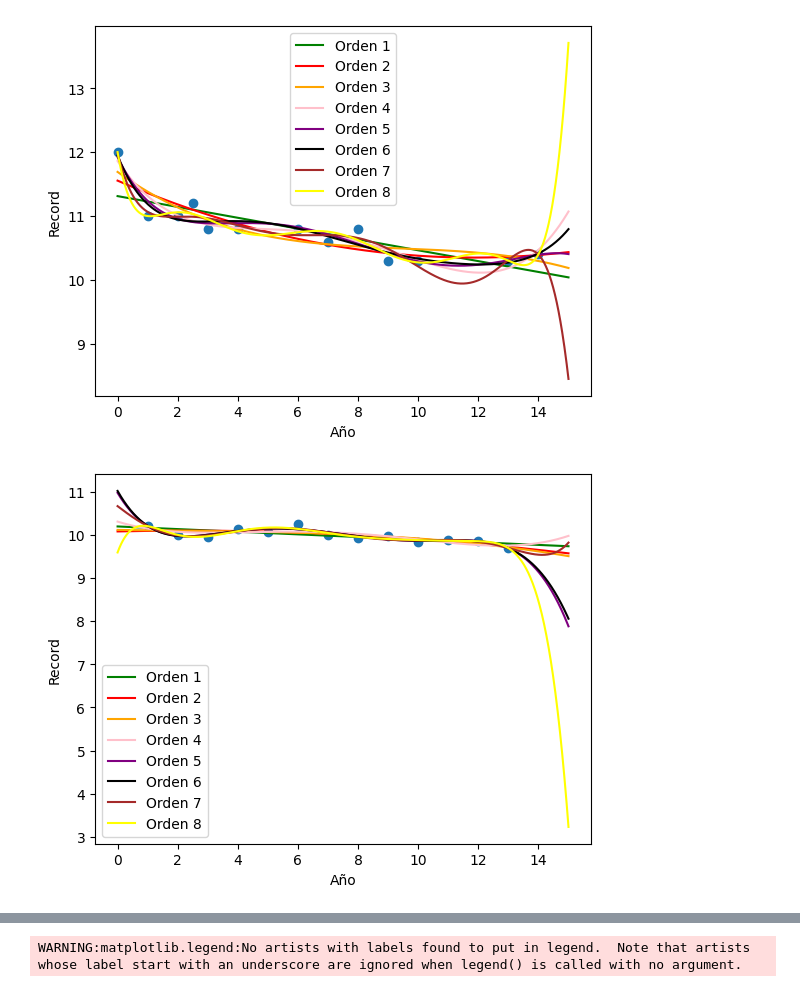
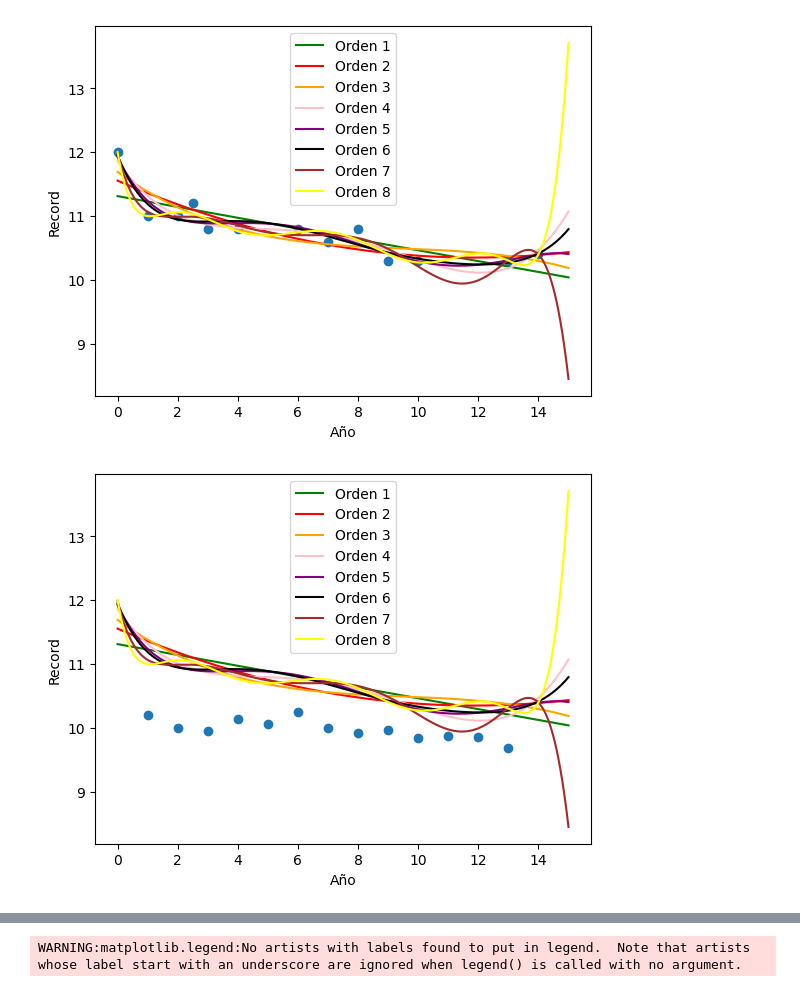
Before and after one commit to DCI-alxogm/ml2023-starmath4, a Jupyter notebook: Ago25-26/Tarea_25_de_agosto.ipynb, the cells around one changed output, grey strips where cells are left out. Cells and saved outputs as stored; diff of their text form; code cells hidden in the pictures.

```diff
--- a/Ago25-26/Tarea_25_de_agosto.ipynb
+++ b/Ago25-26/Tarea_25_de_agosto.ipynb
@@ -7,6 +7,7 @@ import numpy as np
 import matplotlib.pyplot as plt
 from numpy import random
 
+#Definir vector w y calcular el costo del conjunto entrenado con los valores observados
 def wn(x,t,n):
   #Vector w -coeficientes del polinomio-
   pol=np.zeros((n,len(x))) #Creo un arreglo bidimensional de tamaño n X Longitud de x, todo acomodar en n columnas los datos de x**n
@@ -15,14 +16,18 @@ def wn(x,t,n):
   X=np.vstack((np.ones_like(x),pol)).T #Definimos a la matriz X con una columa de unicamente 1 y luego xi, y x1^2. El orden va ascediendo en potencias de x; x^o->x^1->x^2->...->x^n
   w=(np.matmul(np.linalg.inv(np.matmul(X.T,X)),np.matmul(X.T,t))) #np.linalg.inv es para invertir una matriz, np.matmul es para multiplicar matrices
 
-  #Costo total:
-  ct=costo_total(w,X,t) #Calcular el costo total
-  return w,ct #Regresar vector w y costo total
+  #Costo total con el conjunto entrenado:
+  sum=np.matmul((t-np.matmul(X,w)).T,t-np.matmul(X,w)) #Calcular el costo total
+  return w,sum/len(t) #Regresar vector w y costo total
 
-def costo_total(w,x,t):
-  sum=np.matmul((t-np.matmul(x,w)).T,t-np.matmul(x,w))
+#Costo total para comparar t con el conjunto de validacion
+def costo_total(w,x,t,n):
+  pol=np.zeros((n,len(x)))
+  for i in range (1,n+1):
+    pol[i-1]=x**i
+  X=np.vstack((np.ones_like(x),pol)).T
+  sum=np.matmul((t-np.matmul(X,w)).T,t-np.matmul(X,w)) #Calcular el costo total
   return sum/len(t) #regresar costo total
-
 
 
 def pol(puntos,coefs): #Evaluar el polinomio obtenido con el método de mínimos cuadrados
@@ -93,50 +98,52 @@ plt.show()
 #Graficas
 xv=data[0][14:27]
 yv=data[1][14:27]
 
 xv=(xv-1956)/4
 
 plt.scatter(xv,yv) #Gráfica de puntos
 
-AV1,CV1=wn(xv,yv,1)
-regv1=pol(B,AV1)
+#Se usa A1,A2,...,An, ya que son los coeficientes con el conjunto de datos entrenados. xv,yv es el conjunto de validacion
+
+CV1=costo_total(A1,xv,yv,1)
+regv1=pol(B,A1)
 plt.plot(B,regv1,color="green",label="Orden 1")
 
-AV2,CV2=wn(xv,yv,2)
-regv2=pol(B,AV2)
+CV2=costo_total(A2,xv,yv,2)
+regv2=pol(B,A2)
 plt.plot(B,regv2,color="red",label="Orden 2")
 
-AV3,CV3=wn(xv,yv,3)
-regv3=pol(B,AV3)
+CV3=costo_total(A3,xv,yv,3)
+regv3=pol(B,A3)
 plt.plot(B,regv3,color="orange",label="Orden 3")
 
-AV4,CV4=wn(xv,yv,4)
-regv4=pol(B,AV4)
+CV4=costo_total(A4,xv,yv,4)
+regv4=pol(B,A4)
 plt.plot(B,regv4,color="pink",label="Orden 4")
 
-AV5,CV5=wn(xv,yv,5)
-regv5=pol(B,AV5)
+CV5=costo_total(A5,xv,yv,5)
+regv5=pol(B,A5)
 plt.plot(B,regv5,color="purple",label="Orden 5")
 
-AV6,CV6=wn(xv,yv,6)
-regv6=pol(B,AV6)
+CV6=costo_total(A6,xv,yv,6)
+regv6=pol(B,A6)
 plt.plot(B,regv6,color="black",label="Orden 6")
 
-AV7,CV7=wn(xv,yv,7)
-regv7=pol(B,AV7)
+CV7=costo_total(A7,xv,yv,7)
+regv7=pol(B,A7)
 plt.plot(B,regv7,color="brown",label="Orden 7")
 
-AV8,CV8=wn(xv,yv,8)
-regv8=pol(B,AV8)
+CV8=costo_total(A8,xv,yv,8)
+regv8=pol(B,A8)
 plt.plot(B,regv8,color="yellow",label="Orden 8")
 
 plt.xlabel("Año")
 plt.ylabel("Record")
 
 plt.legend()
 plt.show()
 # %% [output]
-[figure, old version]
+[figure, new version]
 # %%
 #Gráficas Costo total vs orden del polinomio para el conjunto de enfrentamiento y el de validación
 
```
Also changed, not shown: parts of 1 cell of this notebook.
